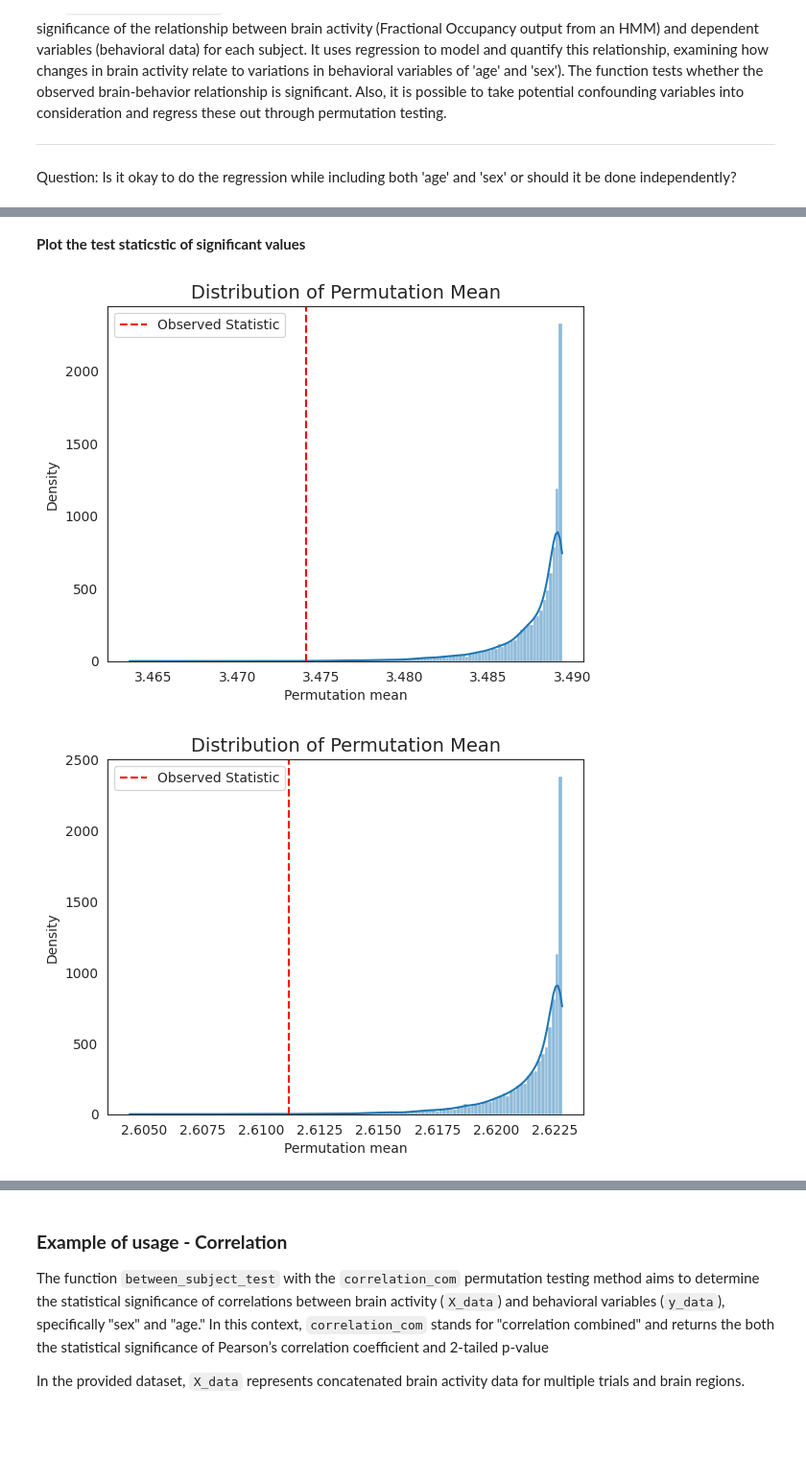
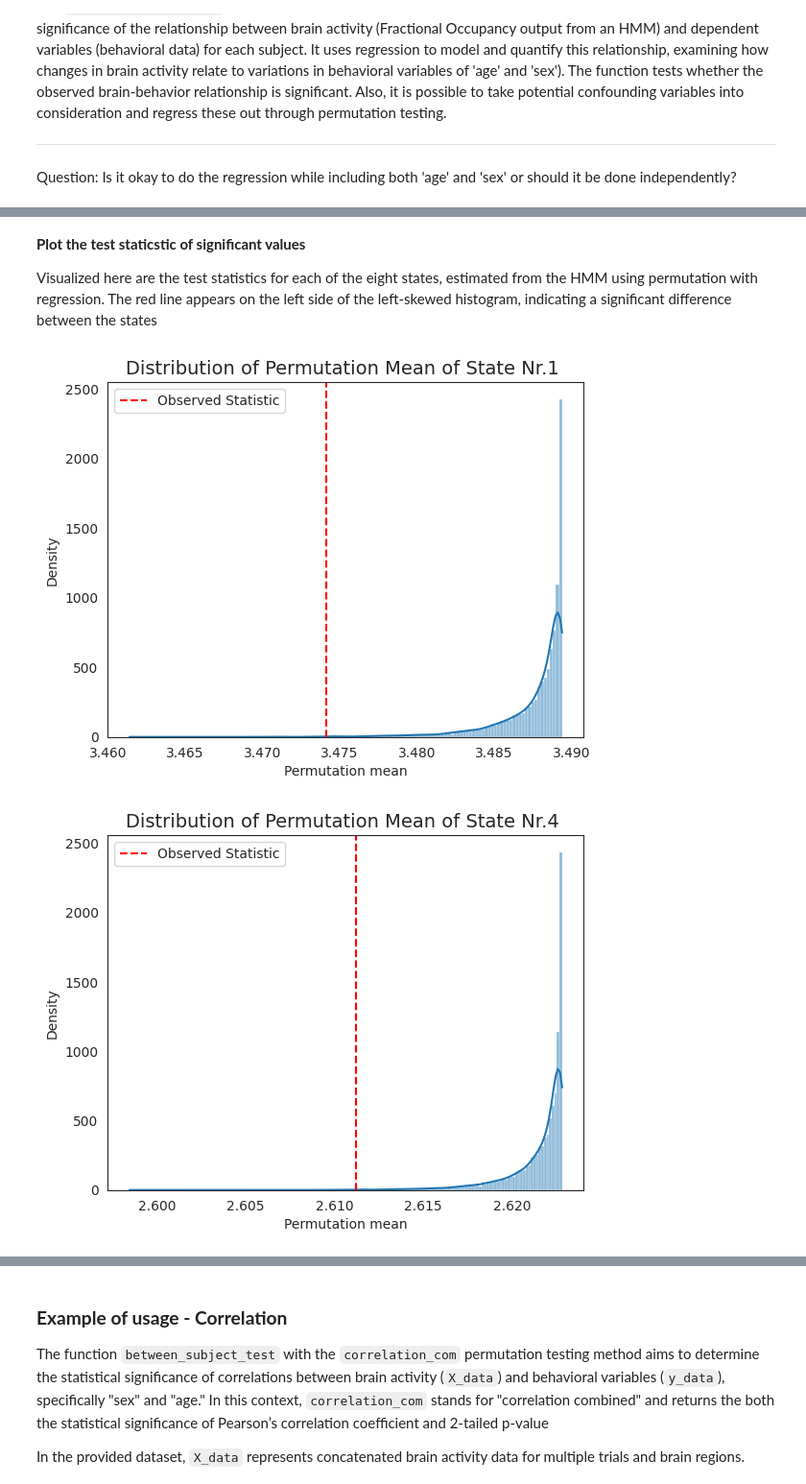
Before and after one commit to Nick7900/permutation_test, a Jupyter notebook: a_between_subject_testing.ipynb, the cells around one changed output, grey strips where cells are left out. Shown: that part at 96% size. Cells and saved outputs as stored; diff of their text form; code cells hidden in the pictures; blank space fills up the shorter version.

```diff
--- a/a_between_subject_testing.ipynb
+++ b/a_between_subject_testing.ipynb
@@ -155,4 +149,5 @@ Save the variables
 # %%
+folder_name=""
 data_behavioral_file = 'data_behavioral.npy'
 data_neuroimaging_file = 'data_neuroimaging.npy'
 data_gamma_file = 'gamma.npy'
@@ -313,7 +309,7 @@ Question: Is it okay to do the regression while including both 'age' and 'sex' o
 # %%
 # Set the parameters for between-subject testing
 method = "regression"
-Nperm = 10000
+Nperm = 10_000
 test_statistic_option=True
 exchangeable = True
 confounds = None
@@ -373,10 +348,12 @@ plot_scatter_with_labels(np.squeeze(p_values_corrected), alpha=0.05,xlim_start=-
-# %% [markdown]
-**Plot the test staticstic of significant values**
+# %% [markdown]
+**Plot the test staticstic of significant values**
+
+Visualized here are the test statistics for each of the eight states, estimated from the HMM using permutation with regression. The red line appears on the left side of the left-skewed histogram, indicating a significant difference between the states
 # %%
 # Plot test statistics for uncorrected pvals
-significant_timestamp_position, significant_indices = np.where(p_values_corrected < alpha)
-for i in significant_indices:
-    plot_histograms(np.squeeze(test_statistic_list)[:,i])
+significant_timestamp_position = np.where(pval < alpha)
+for i in significant_timestamp_position[0]:
+    plot_histograms(test_statistic_list[:,i],title_text=f"Distribution of Permutation Mean of State Nr.{i} ")
 # %% [output]
-[figure, old version]
+[figure, new version]
-[figure, old version]
+[figure, new version]
```
Also changed, not shown: parts of 27 cells of this notebook.
